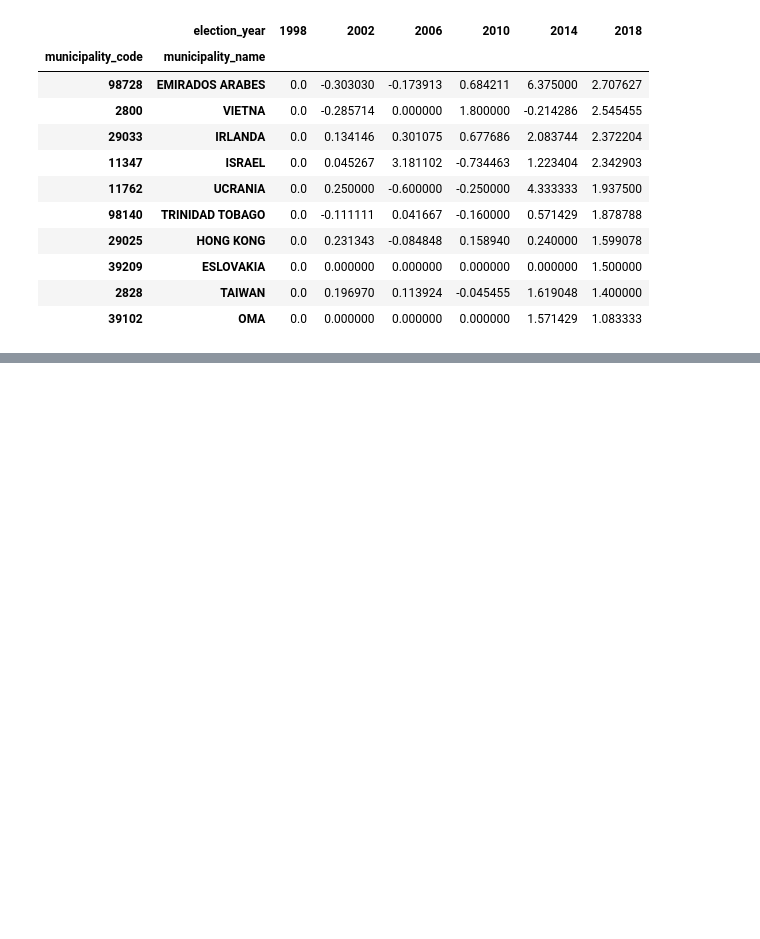
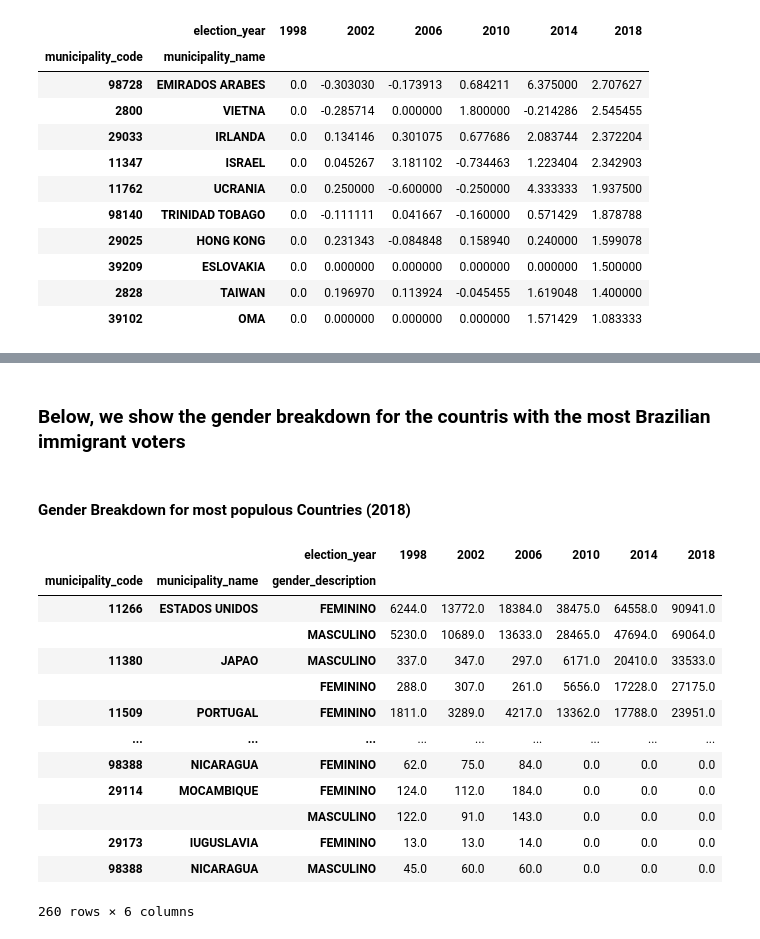
Before and after one commit to BU-Spark/ds-boston-bpda-br-election, a Jupyter notebook: TEAM1/src/electorate_location.ipynb, the cells around one changed output, grey strips where cells are left out. Drawn from its saved outputs; the diff is of its cells as text; code cells hidden in the pictures; blank space fills up the shorter version.

```diff
--- a/TEAM1/src/electorate_location.ipynb
+++ b/TEAM1/src/electorate_location.ipynb
@@ -466,0 +466,17 @@ pct_change.head(10)
+# %% [markdown]
+### Below, we show the gender breakdown for the countris with the most Brazilian immigrant voters
+# %%
+def calculate_country_gender_pop(df):
+    '''
+    Determines Population by gender among different countries over the 6 datasets
+    :param df - A pandas dataframe containing electorate data
+    :return - A Dataframe containing the country populations by gender
+    '''
+    #Combine all voters by municipality code, country name, and year
+    countries = df.groupby(["municipality_code", "municipality_name", "gender_description", "election_year", ]).quantity_of_voters.sum().unstack()
+
+    #Fills Nans with 0's
+    countries = countries.fillna(0)
+
+
+    return countries
@@ -466,0 +527,22 @@ pct_change.head(10)
+# %%
+#GroupBY object with the breakdown of population by gender for each country
+gender_pop_by_country = calculate_country_gender_pop(df_combined)
+# %% [markdown]
+#### Gender Breakdown for most populous Countries (2018)
+# %%
+gender_pop_by_country.sort_values(by=2018, ascending=False)
+# %% [output]
+|  |  | election_year | 1998 | 2002 | 2006 | 2010 | 2014 | 2018 |
+| municipality_code | municipality_name | gender_description |  |  |  |  |  |  |
+| 11266 | ESTADOS UNIDOS | FEMININO | 6244.0 | 13772.0 | 18384.0 | 38475.0 | 64558.0 | 90941.0 |
+|  |  | MASCULINO | 5230.0 | 10689.0 | 13633.0 | 28465.0 | 47694.0 | 69064.0 |
+| 11380 | JAPAO | MASCULINO | 337.0 | 347.0 | 297.0 | 6171.0 | 20410.0 | 33533.0 |
+|  |  | FEMININO | 288.0 | 307.0 | 261.0 | 5656.0 | 17228.0 | 27175.0 |
+| 11509 | PORTUGAL | FEMININO | 1811.0 | 3289.0 | 4217.0 | 13362.0 | 17788.0 | 23951.0 |
+| ... | ... | ... | ... | ... | ... | ... | ... | ... |
+| 98388 | NICARAGUA | FEMININO | 62.0 | 75.0 | 84.0 | 0.0 | 0.0 | 0.0 |
+| 29114 | MOCAMBIQUE | FEMININO | 124.0 | 112.0 | 184.0 | 0.0 | 0.0 | 0.0 |
+|  |  | MASCULINO | 122.0 | 91.0 | 143.0 | 0.0 | 0.0 | 0.0 |
+| 29173 | IUGUSLAVIA | FEMININO | 13.0 | 13.0 | 14.0 | 0.0 | 0.0 | 0.0 |
+| 98388 | NICARAGUA | MASCULINO | 45.0 | 60.0 | 60.0 | 0.0 | 0.0 | 0.0 |
+260 rows × 6 columns
```
Also changed, not shown: parts of 19 cells of this notebook, 2 other files.
